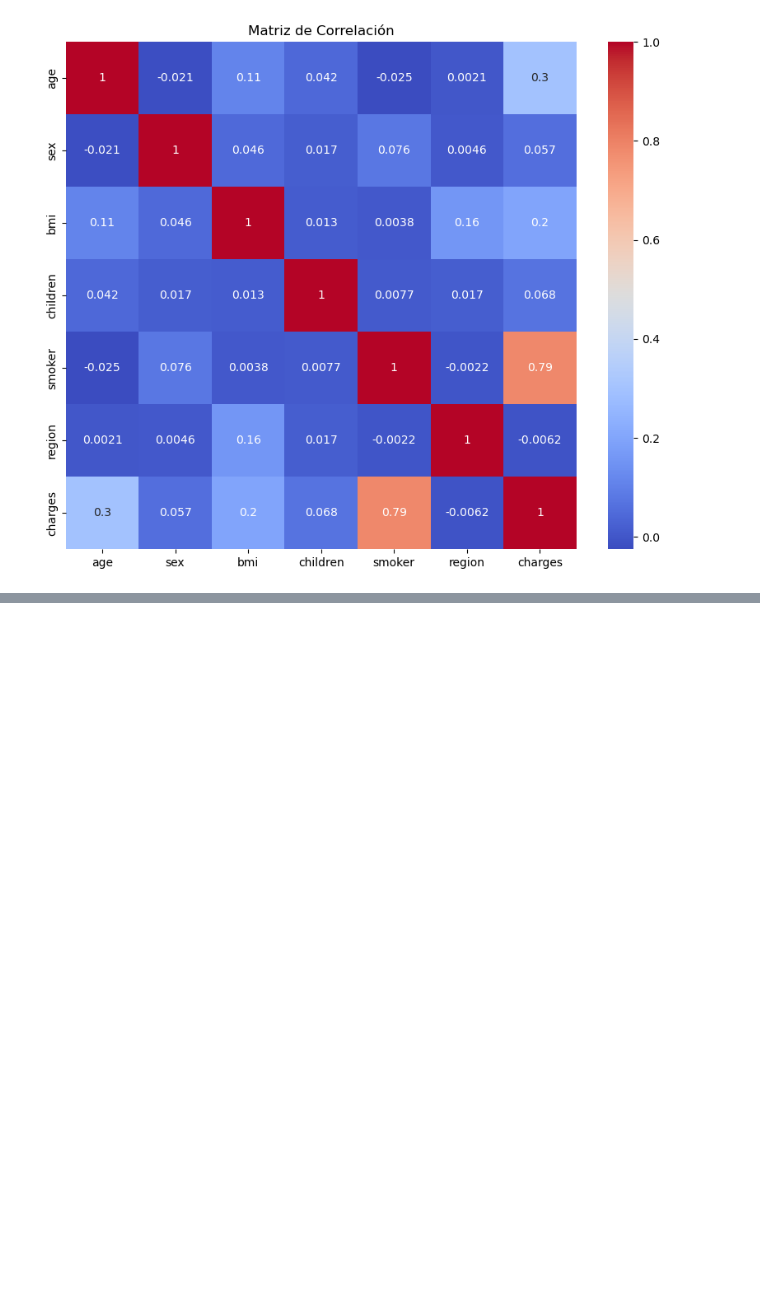
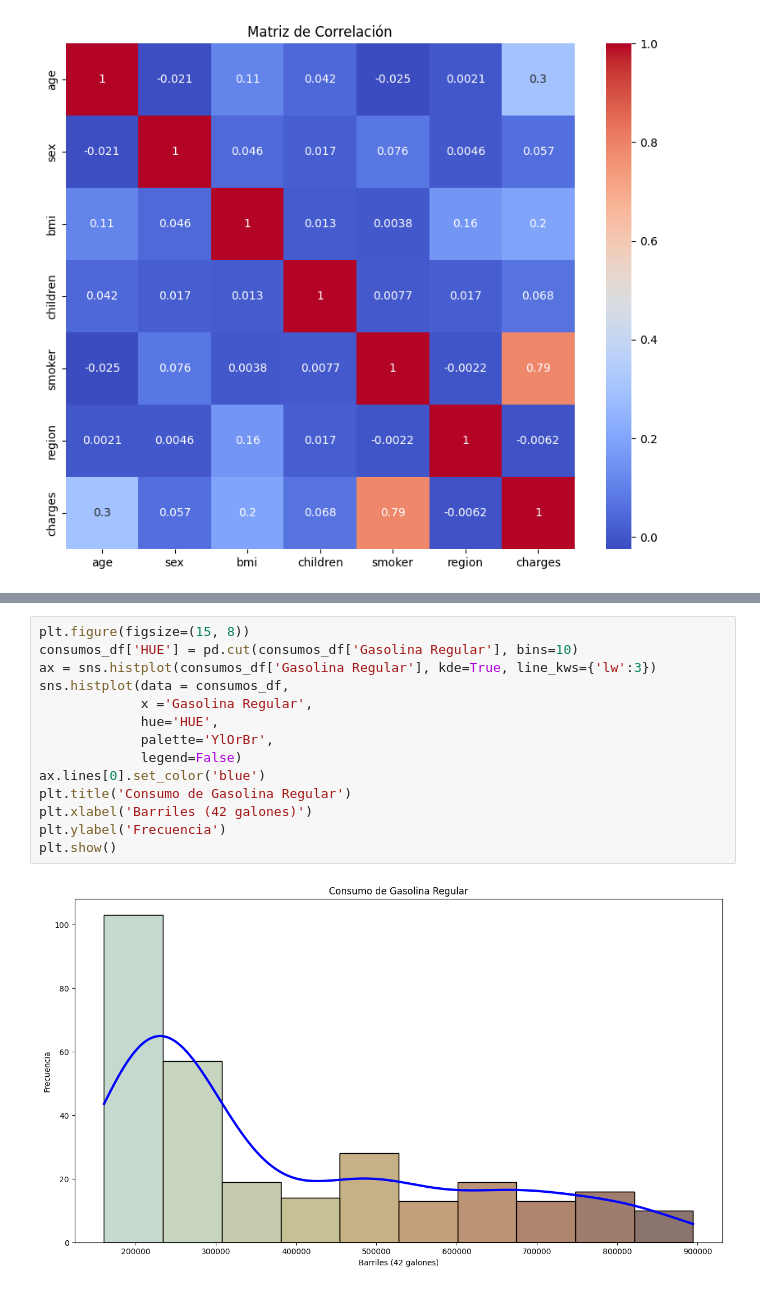
Before and after one commit to LeivaDiego/Tarea3-DataScience, a Jupyter notebook: visualizaciones.ipynb, the cells around one changed output, grey strips where cells are left out. Drawn from its saved outputs; the diff is of its cells as text; blank space fills up the shorter version.

```diff
--- a/visualizaciones.ipynb
+++ b/visualizaciones.ipynb
@@ -70,0 +90,16 @@ plt.show()
+# %%
+plt.figure(figsize=(15, 8))
+consumos_df['HUE'] = pd.cut(consumos_df['Gasolina Regular'], bins=10)
+ax = sns.histplot(consumos_df['Gasolina Regular'], kde=True, line_kws={'lw':3})
+sns.histplot(data = consumos_df,
+             x ='Gasolina Regular',
+             hue='HUE',
+             palette='YlOrBr',
+             legend=False)
+ax.lines[0].set_color('blue')
+plt.title('Consumo de Gasolina Regular')
+plt.xlabel('Barriles (42 galones)')
+plt.ylabel('Frecuencia')
+plt.show()
+# %% [output]
+[figure, added]
```
Also changed, not shown: parts of 11 cells of this notebook.
